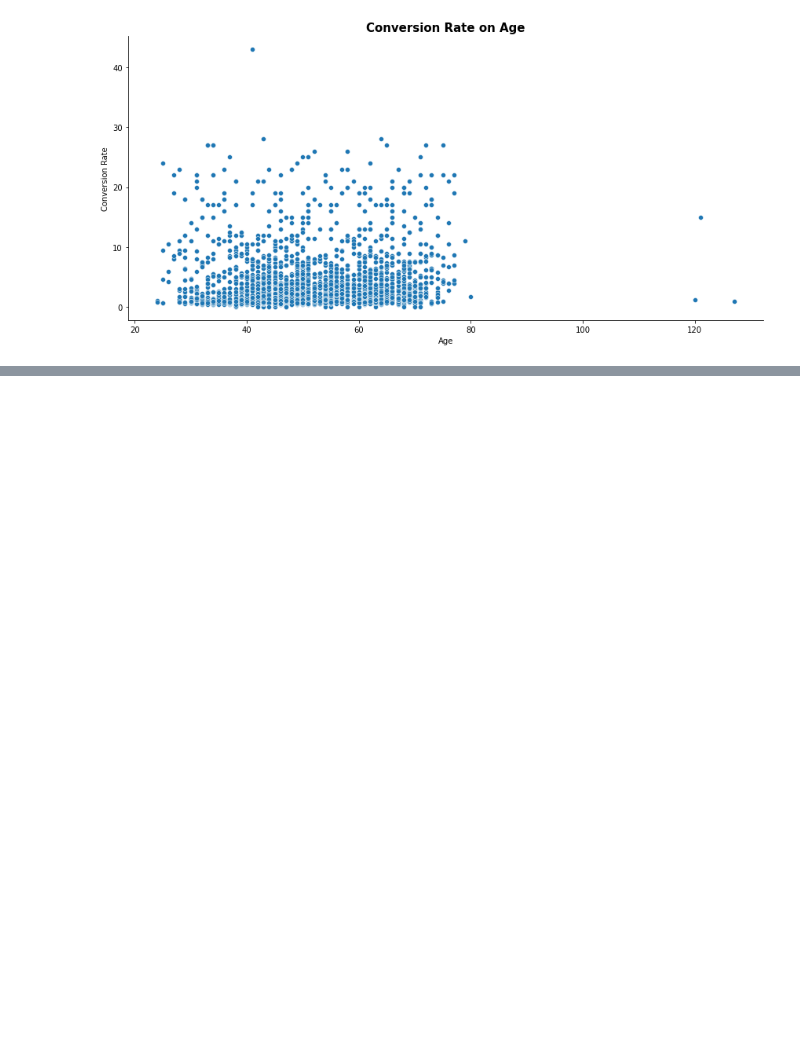
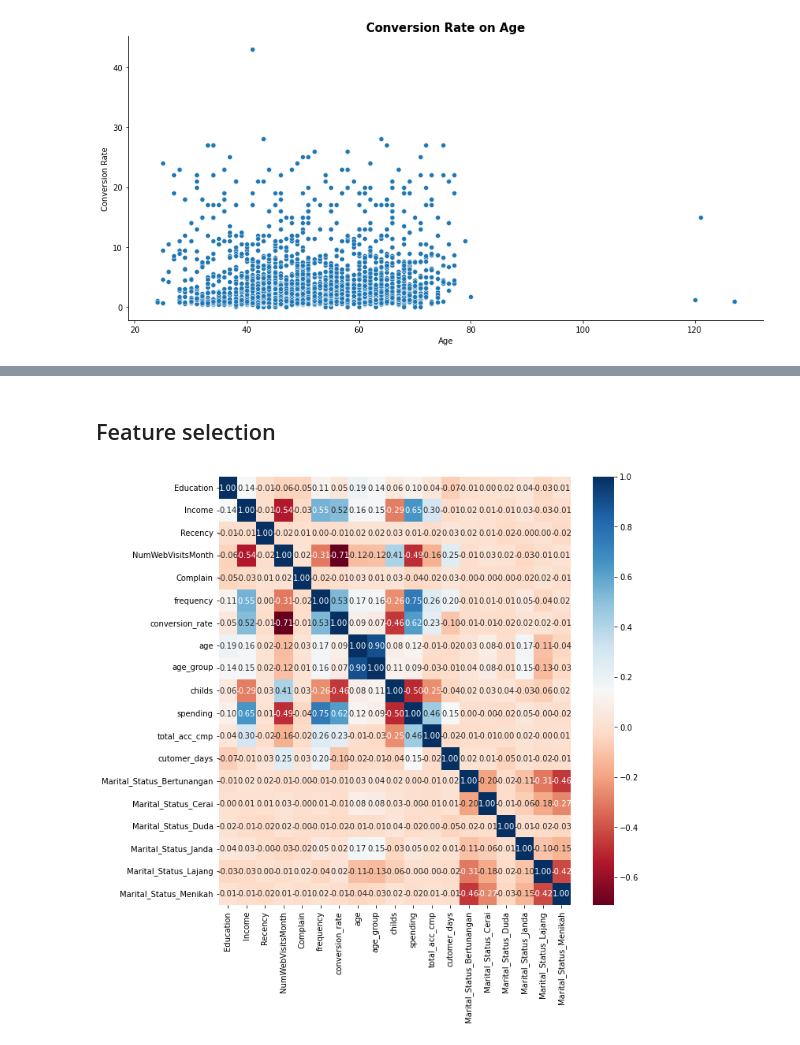
Before and after one commit to jarni66/predict-customer-personality-to-boost-marketin-campaign, a Jupyter notebook: predict-customer-personality-to-boost-marketin-campaign.ipynb, the cells around one changed output, grey strips where cells are left out. Cells and saved outputs as stored; diff of their text form; code cells hidden in the pictures; blank space fills up the shorter version.

```diff
--- a/predict-customer-personality-to-boost-marketin-campaign.ipynb
+++ b/predict-customer-personality-to-boost-marketin-campaign.ipynb
@@ -263,0 +283,3 @@ plt.show()
+# %%
+#drop duplicated
+df = df.drop_duplicates()
@@ -263,0 +288,4 @@ plt.show()
+# %%
+df = df.drop(columns=['AcceptedCmp1','AcceptedCmp2','AcceptedCmp3','AcceptedCmp4','AcceptedCmp5',
+                'NumDealsPurchases','NumWebPurchases','NumCatalogPurchases','NumStorePurchases', 'Dt_Customer',
+                'MntCoke','MntFishProducts','MntFruits','MntMeatProducts','MntSweetProducts', 'MntGoldProds','Response'],axis=1)
@@ -263,0 +305,8 @@ plt.show()
+# %%
+#Encode education and age group
+df['Education'] = df['Education'].map({'SMA':1,'D3':2,'S1':3,'S2':4,'S3':5})
+df['age_group'] = df['age_group'].map({'Adult':1,'Middle Age':2,'Elder':3})
+# %%
+#One Hot Encoding
+df = pd.get_dummies(df, columns=['Marital_Status'])
+df.head()
@@ -263,0 +320,9 @@ plt.show()
+# %% [markdown]
+## Feature selection
+# %%
+plt.figure(figsize=(10,10))
+sns.heatmap(df.corr(), cmap='RdBu', annot=True, fmt='.2f')
+plt.savefig('corr.jpg', dpi=400)
+plt.show()
+# %% [output]
+[figure, added]
```
Also changed, not shown: parts of 55 cells of this notebook, 17 other files.
